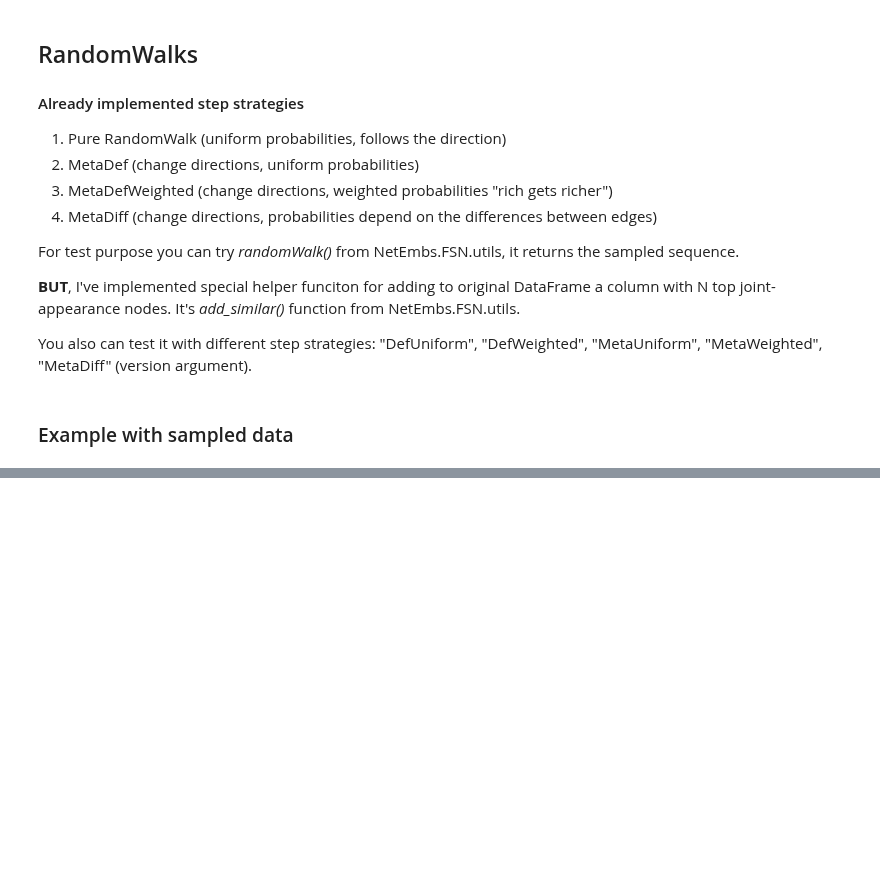
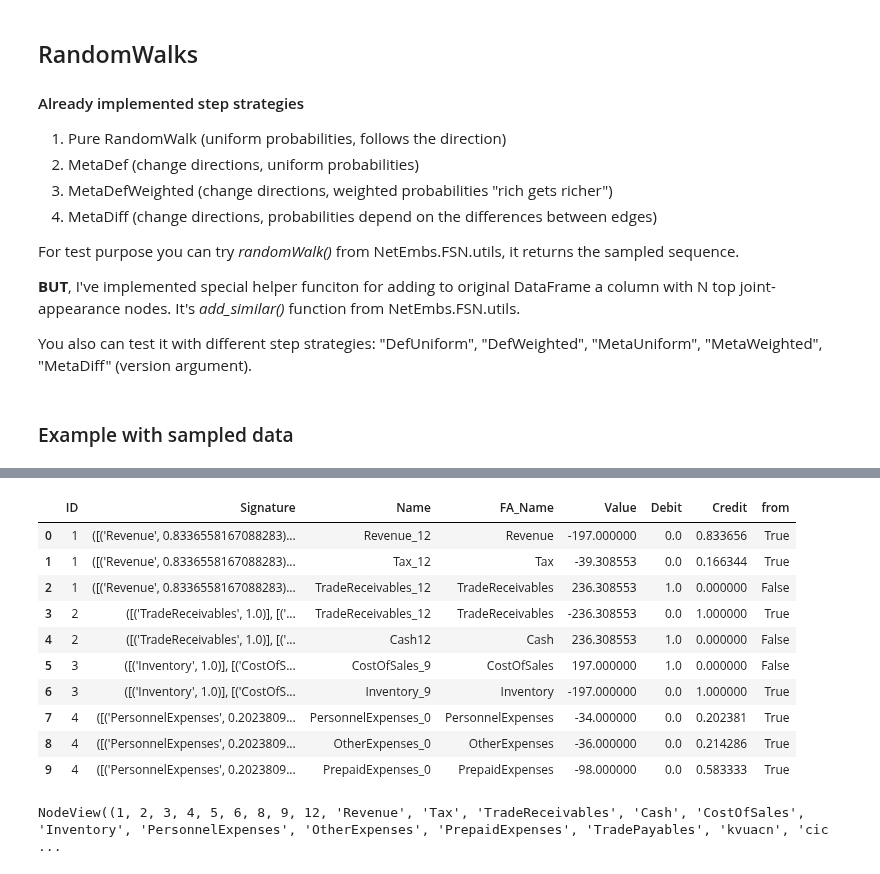
Before and after one commit to AlexWorldD/NetEmbs, a Jupyter notebook: SandBox for Marcel.ipynb, the cells around one changed output, grey strips where cells are left out. Saved outputs shown, nothing was run; the diff lists cells and outputs as text; code cells hidden in the pictures; blank space fills up the shorter version.

```diff
--- a/SandBox for Marcel.ipynb
+++ b/SandBox for Marcel.ipynb
@@ -60,5 +62,5 @@ plt.rcParams["figure.figsize"] = [20,10]
 from NetEmbs.DataProcessing.normalize import normalize
 from NetEmbs.DataProcessing.connect_db import *
 from NetEmbs.GenerateData.complex_df import sales_collections
-d = normalize(upload_data("Simulation/FSN_Data.db", limit=40))
-d.head(15)
+d = upload_data("Simulation/FSN_Data.db", limit=40)
+d.head(5)
@@ -67,7 +74,25 @@ d.groupby("ID").apply(get_signature)
+# %%
+from NetEmbs.DataProcessing import *
+d = prepare_data(d)
+d.head(10)
+# %% [output]
+|  | ID | Signature | Name | FA_Name | Value | Debit | Credit | from |
+| 0 | 1 | ([('Revenue', 0.8336558167088283)... | Revenue_12 | Revenue | -197.000000 | 0.0 | 0.833656 | True |
+| 1 | 1 | ([('Revenue', 0.8336558167088283)... | Tax_12 | Tax | -39.308553 | 0.0 | 0.166344 | True |
+| 2 | 1 | ([('Revenue', 0.8336558167088283)... | TradeReceivables_12 | TradeReceivables | 236.308553 | 1.0 | 0.000000 | False |
+| 3 | 2 | ([('TradeReceivables', 1.0)], [('... | TradeReceivables_12 | TradeReceivables | -236.308553 | 0.0 | 1.000000 | True |
+| 4 | 2 | ([('TradeReceivables', 1.0)], [('... | Cash12 | Cash | 236.308553 | 1.0 | 0.000000 | False |
+| 5 | 3 | ([('Inventory', 1.0)], [('CostOfS... | CostOfSales_9 | CostOfSales | 197.000000 | 1.0 | 0.000000 | False |
+| 6 | 3 | ([('Inventory', 1.0)], [('CostOfS... | Inventory_9 | Inventory | -197.000000 | 0.0 | 1.000000 | True |
+| 7 | 4 | ([('PersonnelExpenses', 0.2023809... | PersonnelExpenses_0 | PersonnelExpenses | -34.000000 | 0.0 | 0.202381 | True |
+| 8 | 4 | ([('PersonnelExpenses', 0.2023809... | OtherExpenses_0 | OtherExpenses | -36.000000 | 0.0 | 0.214286 | True |
+| 9 | 4 | ([('PersonnelExpenses', 0.2023809... | PrepaidExpenses_0 | PrepaidExpenses | -98.000000 | 0.0 | 0.583333 | True |
 # %%
 from NetEmbs.FSN.graph import FSN
 fsn = FSN()
 fsn.build(d, name_column="FA_Name")
 fsn.nodes()
+# %% [output]
+NodeView((1, 2, 3, 4, 5, 6, 8, 9, 12, 'Revenue', 'Tax', 'TradeReceivables', 'Cash', 'CostOfSales', 'Inventory', 'PersonnelExpenses', 'OtherExpenses', 'PrepaidExpenses', 'TradePayables', 'kvuacn', 'cic ...
 # %%
 fsn.get_BP()
```
Also changed, not shown: parts of 6 cells of this notebook.
